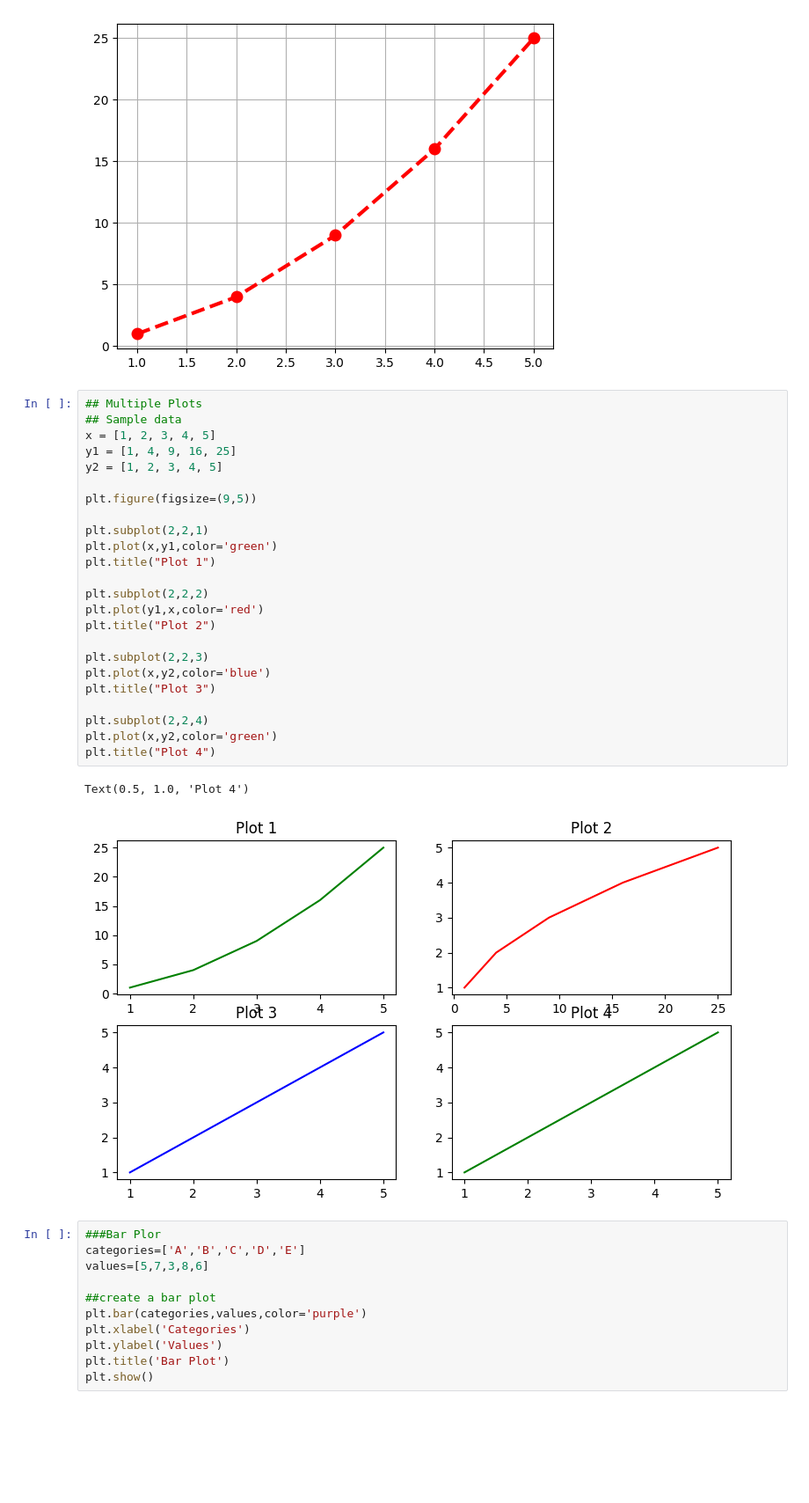
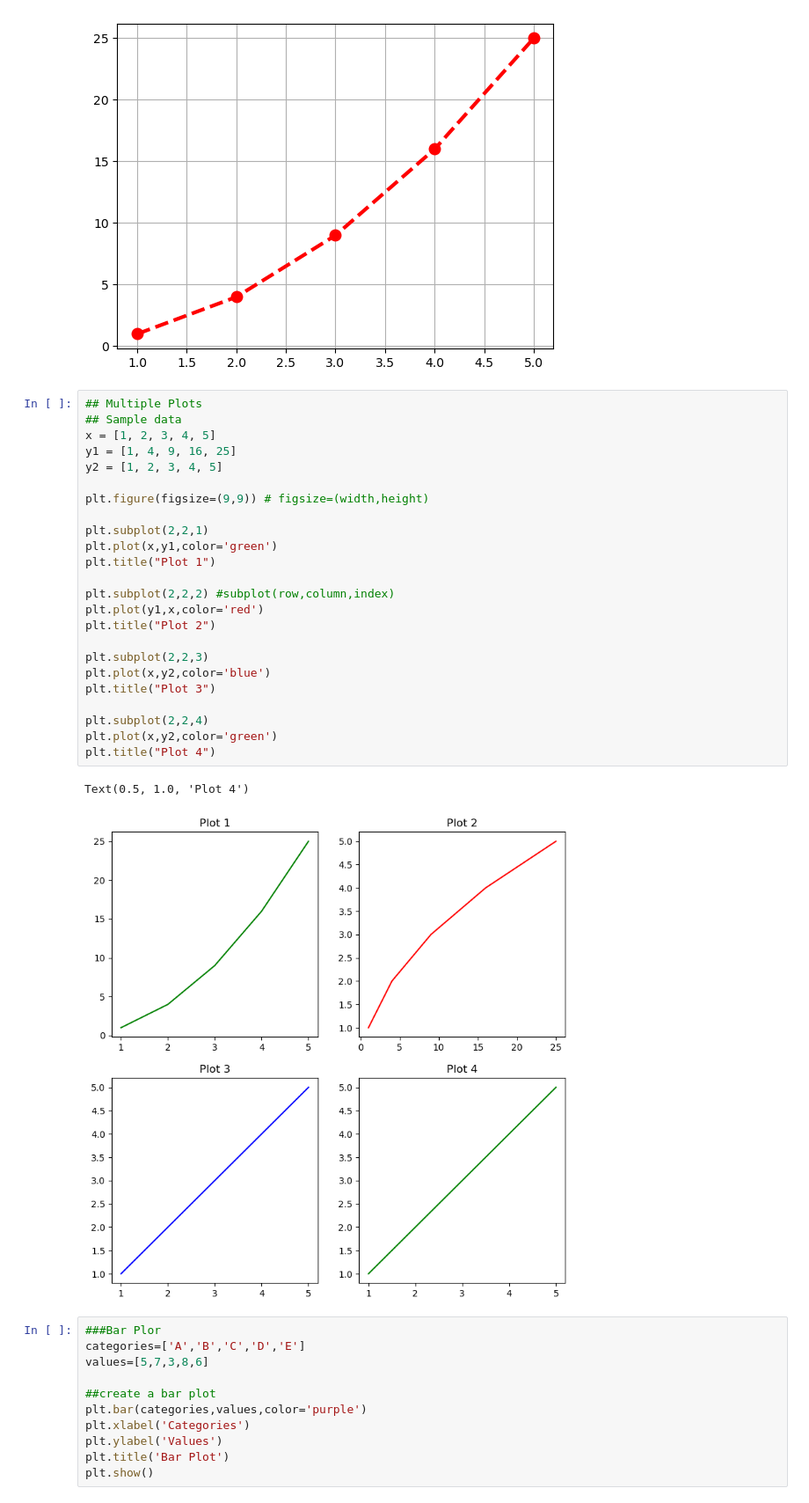
Before and after one commit to Supsens/Ai-ML, a Jupyter notebook: 10-Data Analysis With Python/10.5-matplotlib.ipynb, the cells around one changed output. Shown: that part at 88% size. Drawn from its saved outputs; the diff is of its cells as text; blank space fills up the shorter version.

```diff
--- a/10-Data Analysis With Python/10.5-matplotlib.ipynb
+++ b/10-Data Analysis With Python/10.5-matplotlib.ipynb
@@ -53,30 +68,30 @@ plt.grid(True)
 # %%
 ## Multiple Plots
 ## Sample data
 x = [1, 2, 3, 4, 5]
 y1 = [1, 4, 9, 16, 25]
 y2 = [1, 2, 3, 4, 5]
 
-plt.figure(figsize=(9,5))
+plt.figure(figsize=(9,9)) # figsize=(width,height)
 
 plt.subplot(2,2,1)
 plt.plot(x,y1,color='green')
 plt.title("Plot 1")
 
-plt.subplot(2,2,2)
+plt.subplot(2,2,2) #subplot(row,column,index)
 plt.plot(y1,x,color='red')
 plt.title("Plot 2")
 
 plt.subplot(2,2,3)
 plt.plot(x,y2,color='blue')
 plt.title("Plot 3")
 
 plt.subplot(2,2,4)
 plt.plot(x,y2,color='green')
 plt.title("Plot 4")
 # %% [output]
 Text(0.5, 1.0, 'Plot 4')
-[figure, old version]
+[figure, new version]
 # %%
 ###Bar Plor
 categories=['A','B','C','D','E']
```
Also changed, not shown: parts of 4 cells of this notebook, 18 other files.
